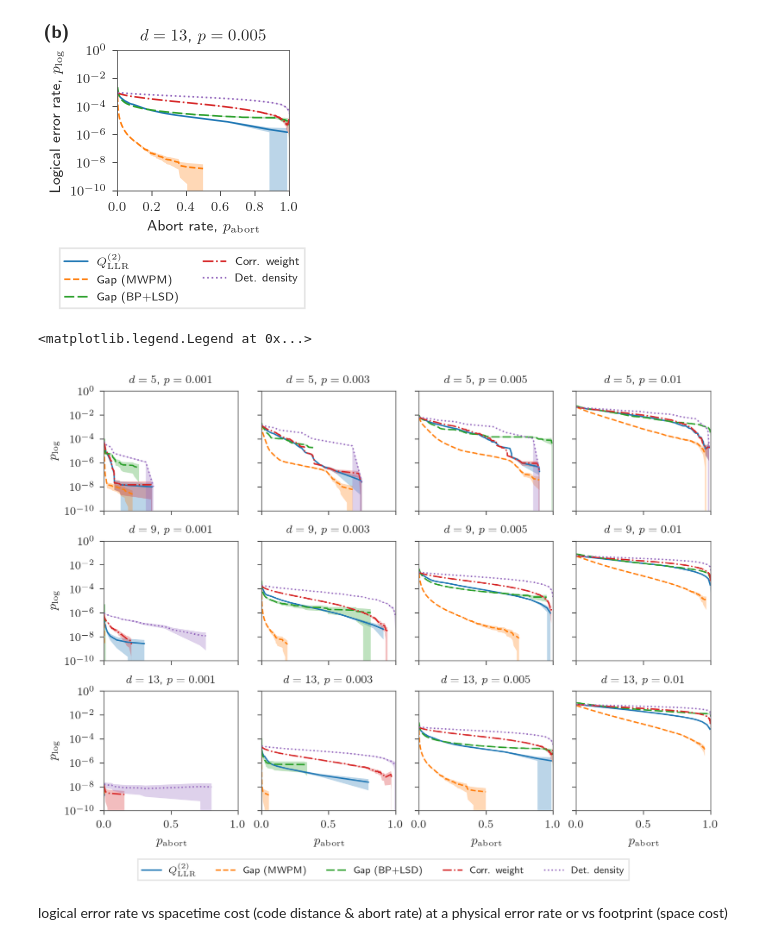
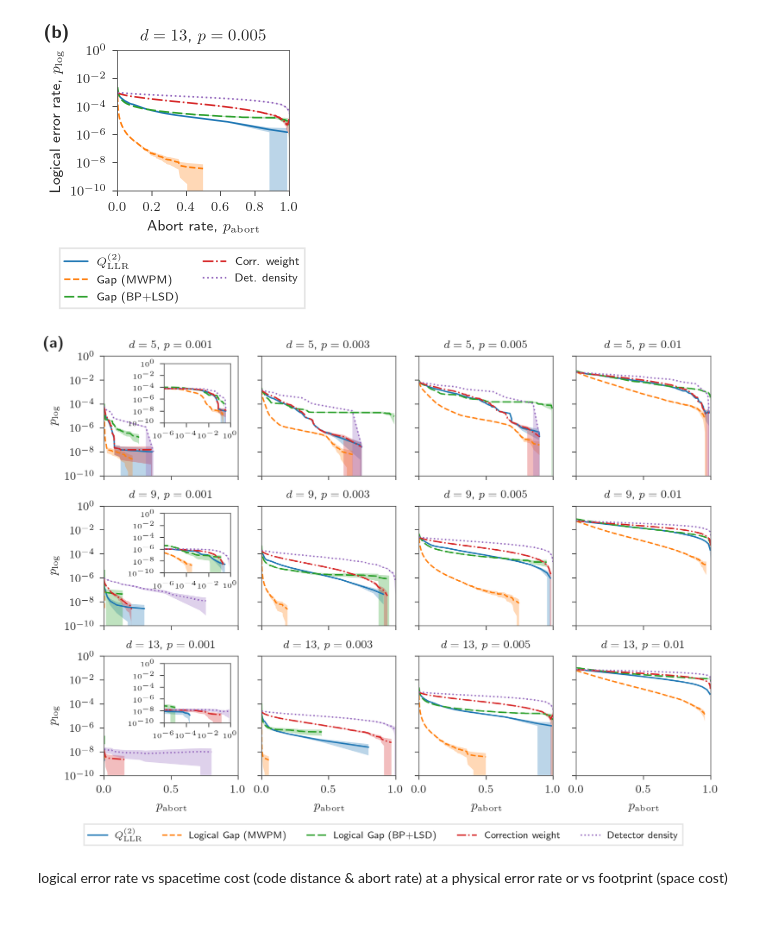
Before and after one commit to NOT4LONG01/soft-info-code-switch, a Jupyter notebook: simulations/analysis/notebooks/surface_code_analysis.ipynb, the cells around one changed output. Drawn from its saved outputs; the diff is of its cells as text; code cells hidden in the pictures.

```diff
--- a/simulations/analysis/notebooks/surface_code_analysis.ipynb
+++ b/simulations/analysis/notebooks/surface_code_analysis.ipynb
@@ -312,6 +312,8 @@ plt.savefig(
 # %% [output]
 [figure]
 # %%
+from mpl_toolkits.axes_grid1.inset_locator import inset_axes
+
 def plot_plog_against_pabort_subplot(
     p: float,
     d: int,
@@ -359,7 +361,7 @@ def plot_plog_against_pabort_subplot(
         p_abort = df["p_abort"].values
         p_fail = df["p_fail"].values
         delta_p_fail = df["delta_p_fail"].values
-        line = error_band_plot(p_abort, p_fail, delta_p_fail, ax=ax_to_use, **kwargs)
+        line = error_band_plot(p_abort, p_fail, delta_p_fail, ax=ax_to_use, max_points=2000, **kwargs)
         return line, p_abort, p_fail, delta_p_fail
 
     # Create inset if requested
@@ -386,7 +388,7 @@ def plot_plog_against_pabort_subplot(
         df_ps_matching_gap = df_ps_dict["matching_gap"].loc[idx[d, d, p, :], :]
         df_ps_matching_gap = get_lower_envelope(df_ps_matching_gap)
         line, p_abort, p_fail, delta_p_fail = plot(df_ps_matching_gap, linestyle="--")
-        legend_handles.append((line, r"Gap (MWPM)"))
+        legend_handles.append((line, r"Logical Gap (MWPM)"))
         if inset_ax is not None:
             error_band_plot(p_abort, p_fail, delta_p_fail, ax=inset_ax, linestyle="--")
     except KeyError:
@@ -398,7 +400,7 @@ def plot_plog_against_pabort_subplot(
             df_ps_gap_proxy = df_ps_dict["gap_proxy_gap_proxy"].loc[idx[d, d, p, :], :]
             df_ps_gap_proxy = get_lower_envelope(df_ps_gap_proxy)
             line, p_abort, p_fail, delta_p_fail = plot(df_ps_gap_proxy, linestyle=(0, (6, 2)))
-            legend_handles.append((line, r"Gap (BP+LSD)"))
+            legend_handles.append((line, r"Logical Gap (BP+LSD)"))
             if inset_ax is not None:
                 error_band_plot(p_abort, p_fail, delta_p_fail, ax=inset_ax, linestyle=(0, (6, 2)))
         except KeyError:
@@ -409,7 +411,7 @@ def plot_plog_against_pabort_subplot(
         df_ps_dict["pred_llr"].loc[idx[d, d, p, :], :],
         linestyle="-.",
     )
-    legend_handles.append((line, r"Corr. weight"))
+    legend_handles.append((line, r"Correction weight"))
     if inset_ax is not None:
         error_band_plot(p_abort, p_fail, delta_p_fail, ax=inset_ax, linestyle="-.")
 
@@ -418,7 +420,7 @@ def plot_plog_against_pabort_subplot(
         df_ps_dict["detector_density"].loc[idx[d, d, p, :], :],
         linestyle=":",
     )
-    legend_handles.append((line, r"Det. density"))
+    legend_handles.append((line, r"Detector density"))
     if inset_ax is not None:
         error_band_plot(p_abort, p_fail, delta_p_fail, ax=inset_ax, linestyle=":")
 
@@ -480,36 +482,45 @@ for i_d, d in enumerate(d_values):
             ax=ax,
             include_gap_proxy=True,
             show_xlabel=show_xlabel,
             show_ylabel=show_ylabel,
             show_title=True,
             add_inset=add_inset,
         )
 
         # Collect legend handles from first subplot only
         if i_d == 0 and i_p == 0:
             all_legend_handles = legend_handles
 
         # Hide inner tick labels
         if i_d < 2:
             ax.tick_params(labelbottom=False)
         if i_p > 0:
             ax.tick_params(labelleft=False)
 
 # Add common legend below the figure
 handles = [h[0][0] for h in all_legend_handles]
 labels = [h[1] for h in all_legend_handles]
 fig.legend(
     handles,
     labels,
     loc="outside lower center",
     ncol=len(labels),
     fontsize=7,
 )
 
-# fig.savefig("figs/surface_code_metric_comparison_grid.pdf")
+fig.text(
+    0,
+    1,
+    r"\textbf{(a)}",
+    fontsize=11,
+    in_layout=False,
+    transform=fig.transFigure,
+    verticalalignment="top",
+)
+
+fig.savefig("figs/surface_code_plog_vs_pabort_full.pdf")
 # %% [output]
-<matplotlib.legend.Legend at 0x...>
-[figure, old version]
+[figure, new version]
 # %% [markdown]
 logical error rate vs spacetime cost (code distance & abort rate) at a physical error rate
 or vs footprint (space cost)
```
Also changed, not shown: parts of 2 cells of this notebook, 3 other files.
